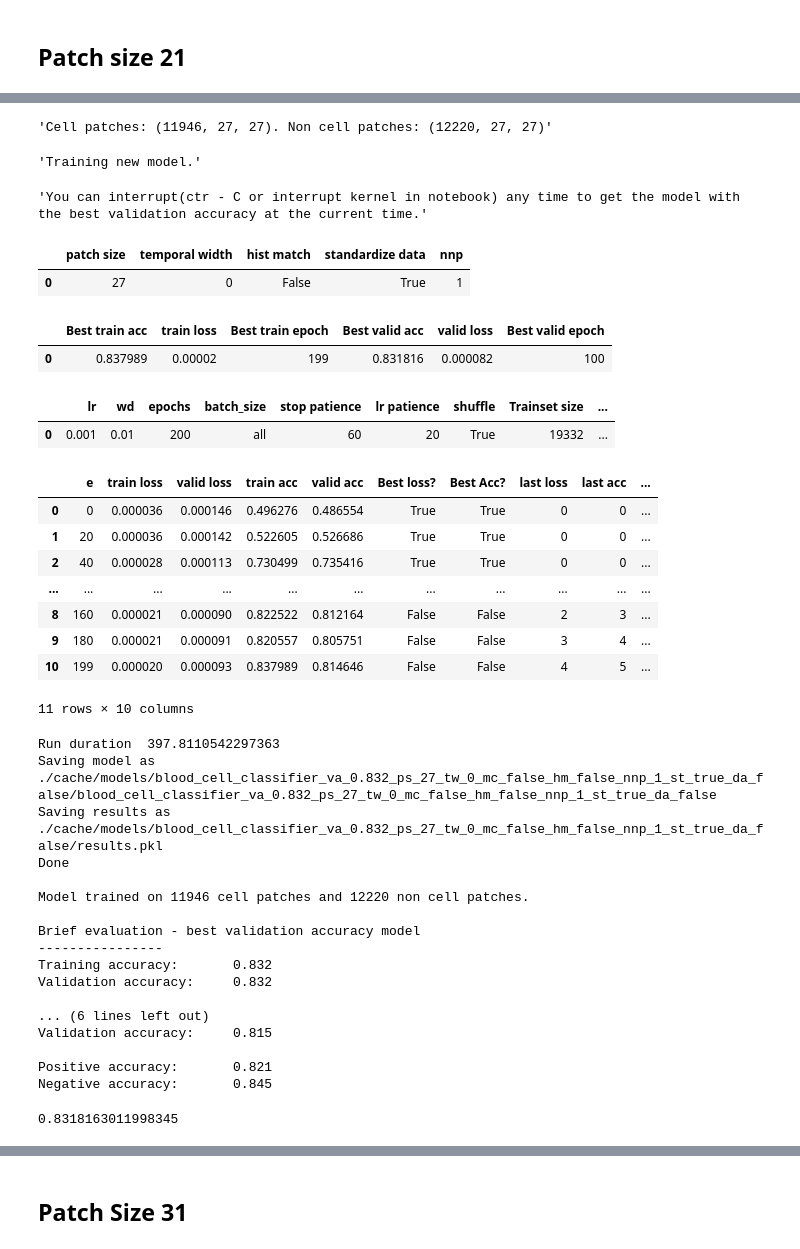
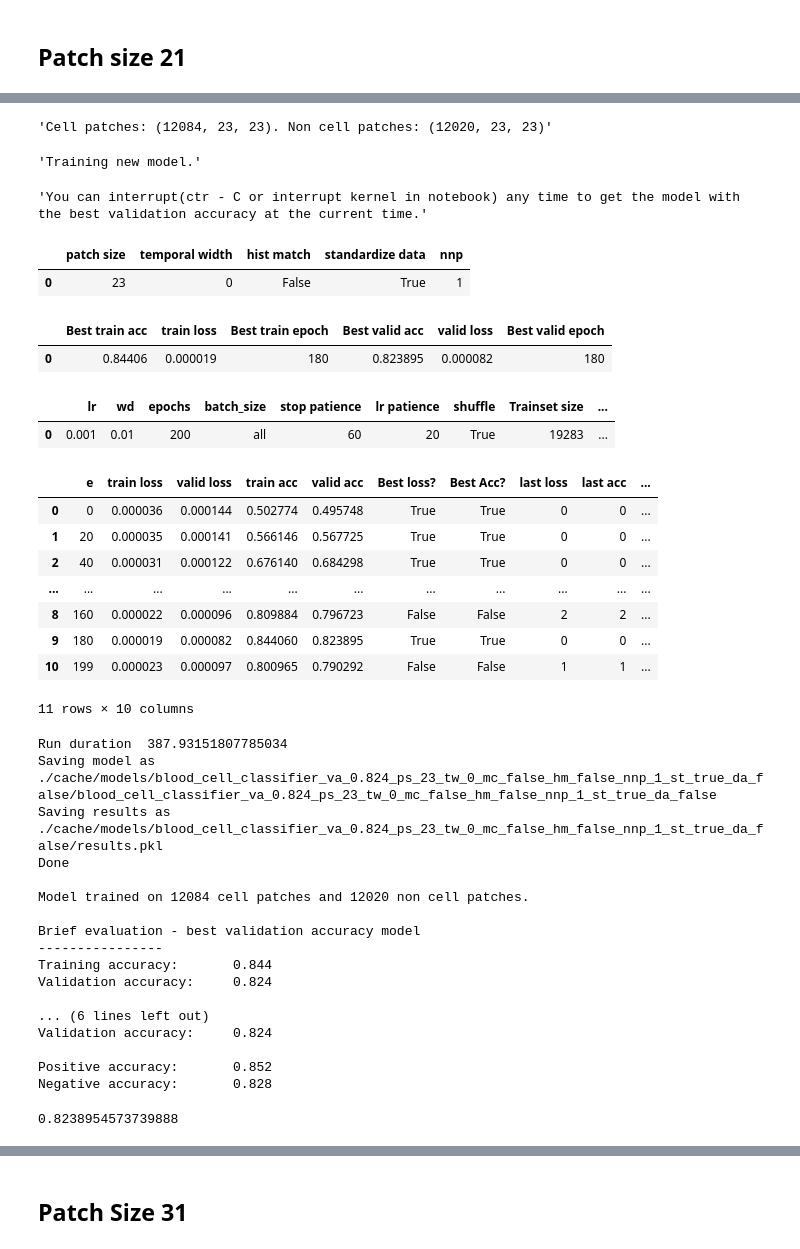
Before and after one commit to cchadj/cell-tracking-ucl-thesis, a Jupyter notebook: train-model-minimal.ipynb, the cells around one changed output, grey strips where cells are left out. Drawn from its saved outputs; the diff is of its cells as text; code cells hidden in the pictures.

```diff
--- a/train-model-minimal.ipynb
+++ b/train-model-minimal.ipynb
@@ -1924,51 +1630,51 @@ Negative accuracy:       0.812
 # %%
 model, results = train_model_demo(
-                 patch_size=27,
+                 patch_size=23,
                  temporal_width=0,
                  do_hist_match=False,
                  n_negatives_per_positive=1,
                  standardize_dataset=True,
 
                  video_sessions = video_sessions_registered,
                  train_params=deepcopy(train_params),
                  try_load_data_from_cache=False,
                  try_load_model_from_cache=False,
                 )
 results.best_valid_accuracy
 # %% [output]
-'Cell patches: (11946, 27, 27). Non cell patches: (12220, 27, 27)'
+'Cell patches: (12084, 23, 23). Non cell patches: (12020, 23, 23)'
 'Training new model.'
 'You can interrupt(ctr - C or interrupt kernel in notebook) any time to get the model with the best validation accuracy at the current time.'
 |  | patch size | temporal width | hist match | standardize data | nnp |
-| 0 | 27 | 0 | False | True | 1 |
+| 0 | 23 | 0 | False | True | 1 |
 |  | Best train acc | train loss | Best train epoch | Best valid acc | valid loss | Best valid epoch |
-| 0 | 0.837989 | 0.00002 | 199 | 0.831816 | 0.000082 | 100 |
+| 0 | 0.84406 | 0.000019 | 180 | 0.823895 | 0.000082 | 180 |
 |  | lr | wd | epochs | batch_size | stop patience | lr patience | shuffle | Trainset size | ... |
-| 0 | 0.001 | 0.01 | 200 | all | 60 | 20 | True | 19332 | ... |
+| 0 | 0.001 | 0.01 | 200 | all | 60 | 20 | True | 19283 | ... |
 |  | e | train loss | valid loss | train acc | valid acc | Best loss? | Best Acc? | last loss | last acc | ... |
-| 0 | 0 | 0.000036 | 0.000146 | 0.496276 | 0.486554 | True | True | 0 | 0 | ... |
-| 1 | 20 | 0.000036 | 0.000142 | 0.522605 | 0.526686 | True | True | 0 | 0 | ... |
-| 2 | 40 | 0.000028 | 0.000113 | 0.730499 | 0.735416 | True | True | 0 | 0 | ... |
+| 0 | 0 | 0.000036 | 0.000144 | 0.502774 | 0.495748 | True | True | 0 | 0 | ... |
+| 1 | 20 | 0.000035 | 0.000141 | 0.566146 | 0.567725 | True | True | 0 | 0 | ... |
+| 2 | 40 | 0.000031 | 0.000122 | 0.676140 | 0.684298 | True | True | 0 | 0 | ... |
 | ... | ... | ... | ... | ... | ... | ... | ... | ... | ... | ... |
-| 8 | 160 | 0.000021 | 0.000090 | 0.822522 | 0.812164 | False | False | 2 | 3 | ... |
-| 9 | 180 | 0.000021 | 0.000091 | 0.820557 | 0.805751 | False | False | 3 | 4 | ... |
-| 10 | 199 | 0.000020 | 0.000093 | 0.837989 | 0.814646 | False | False | 4 | 5 | ... |
+| 8 | 160 | 0.000022 | 0.000096 | 0.809884 | 0.796723 | False | False | 2 | 2 | ... |
+| 9 | 180 | 0.000019 | 0.000082 | 0.844060 | 0.823895 | True | True | 0 | 0 | ... |
+| 10 | 199 | 0.000023 | 0.000097 | 0.800965 | 0.790292 | False | False | 1 | 1 | ... |
 11 rows × 10 columns
-Run duration  397.8110542297363
-Saving model as ./cache/models/blood_cell_classifier_va_0.832_ps_27_tw_0_mc_false_hm_false_nnp_1_st_true_da_false/blood_cell_classifier_va_0.832_ps_27_tw_0_mc_false_hm_false_nnp_1_st_true_da_false
-Saving results as ./cache/models/blood_cell_classifier_va_0.832_ps_27_tw_0_mc_false_hm_false_nnp_1_st_true_da_false/results.pkl
+Run duration  387.93151807785034
+Saving model as ./cache/models/blood_cell_classifier_va_0.824_ps_23_tw_0_mc_false_hm_false_nnp_1_st_true_da_false/blood_cell_classifier_va_0.824_ps_23_tw_0_mc_false_hm_false_nnp_1_st_true_da_false
+Saving results as ./cache/models/blood_cell_classifier_va_0.824_ps_23_tw_0_mc_false_hm_false_nnp_1_st_true_da_false/results.pkl
 Done
 
-Model trained on 11946 cell patches and 12220 non cell patches.
+Model trained on 12084 cell patches and 12020 non cell patches.
 
 Brief evaluation - best validation accuracy model
 ----------------
-Training accuracy:       0.832
-Validation accuracy:     0.832
+Training accuracy:       0.844
+Validation accuracy:     0.824
 
 ... (6 lines left out)
-Validation accuracy:     0.815
+Validation accuracy:     0.824
 
-Positive accuracy:       0.821
-Negative accuracy:       0.845
+Positive accuracy:       0.852
+Negative accuracy:       0.828
-0.8318163011998345
+0.8238954573739888
```
Also changed, not shown: parts of 43 cells of this notebook, 1 other file.
